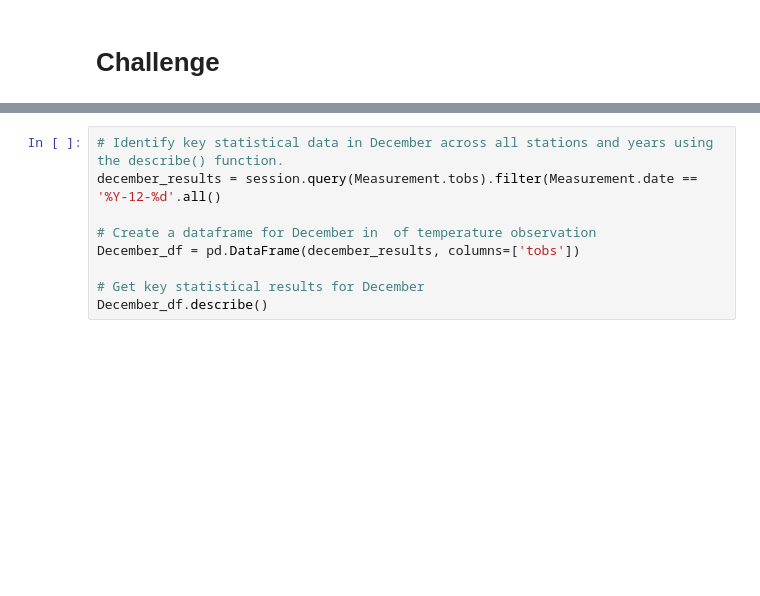
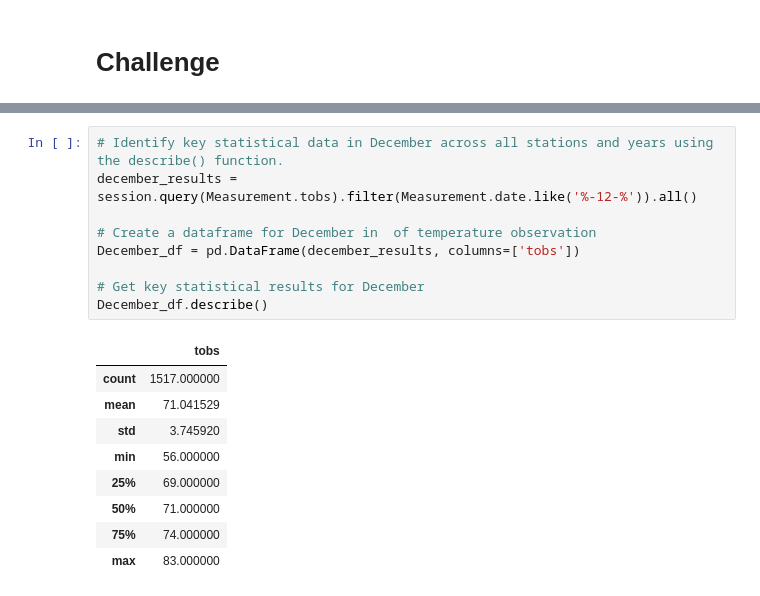
Before and after one commit to emmysobieski/climate_analysis, a Jupyter notebook: climate_analysis.ipynb, the cells around one changed output, grey strips where cells are left out. Cells and saved outputs as stored; diff of their text form; blank space fills up the shorter version.

```diff
--- a/climate_analysis.ipynb
+++ b/climate_analysis.ipynb
@@ -192,9 +187,19 @@ june_df.describe()
 # %%
 # Identify key statistical data in December across all stations and years using the describe() function.
-december_results = session.query(Measurement.tobs).filter(Measurement.date == '%Y-12-%d'.all()
+december_results = session.query(Measurement.tobs).filter(Measurement.date.like('%-12-%')).all()
 
 # Create a dataframe for December in  of temperature observation
 December_df = pd.DataFrame(december_results, columns=['tobs'])
 
 # Get key statistical results for December
 December_df.describe()
+# %% [output]
+|  | tobs |
+| count | 1517.000000 |
+| mean | 71.041529 |
+| std | 3.745920 |
+| min | 56.000000 |
+| 25% | 69.000000 |
+| 50% | 71.000000 |
+| 75% | 74.000000 |
+| max | 83.000000 |
```
Also changed, not shown: parts of 7 cells of this notebook.
